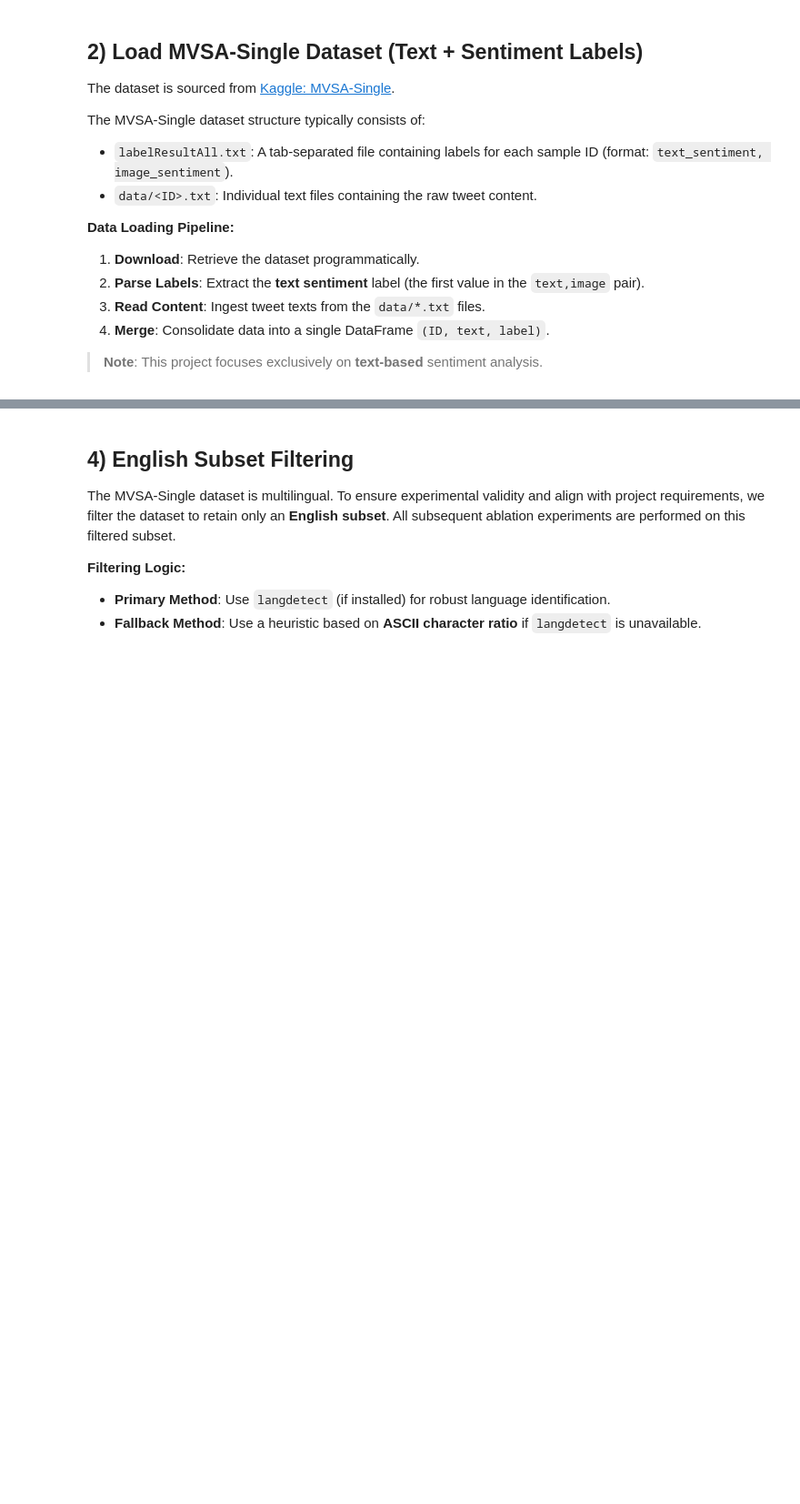
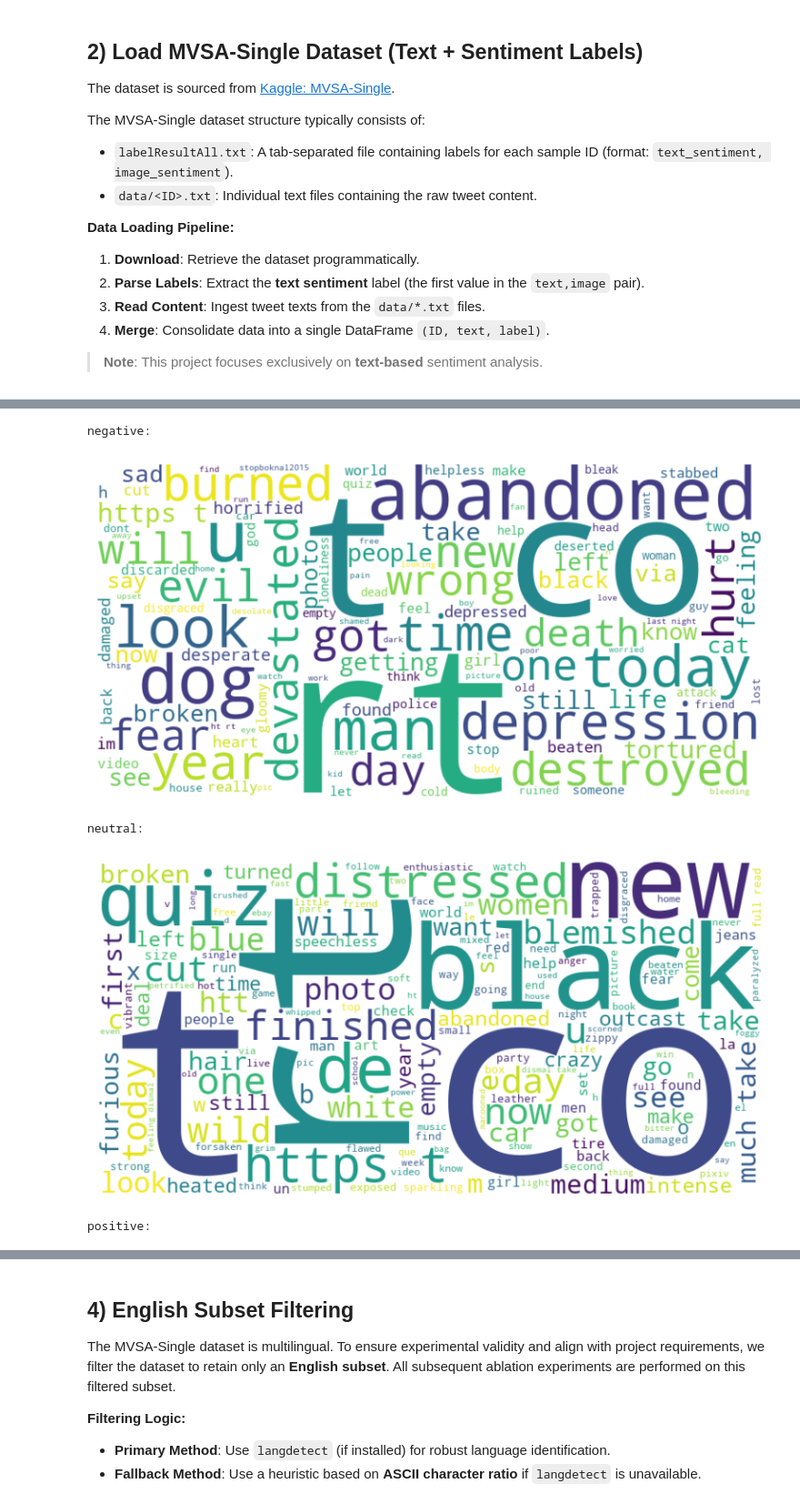
Before and after one commit to maohuajie1114/6003_assignment, a Jupyter notebook: MVSA_TFIDF_LogReg_Ablation.ipynb, the cells around one changed output, grey strips where cells are left out. Shown at 91% size. Drawn from its saved outputs; the diff is of its cells as text; code cells hidden in the pictures; blank space fills up the shorter version.

Commit message:
plt wordcloud for 3 sentiment

```diff
--- a/MVSA_TFIDF_LogReg_Ablation.ipynb
+++ b/MVSA_TFIDF_LogReg_Ablation.ipynb
@@ -149,0 +189,30 @@ df.sample(5, random_state=RANDOM_STATE)
+# %%
+from wordcloud import WordCloud
+
+all_neutral_words = ' '.join(df[df['label'] == 'neutral']['text'].str.lower())
+all_positive_words = ' '.join(df[df['label'] == 'positive']['text'].str.lower())
+all_negative_words = ' '.join(df[df['label'] == 'negative']['text'].str.lower())
+
+def plt_word_cloud(all_word):
+  wordcloud = WordCloud(width=800, height=400,
+                      background_color='white',
+                      min_font_size=10).generate(all_word)
+
+  # 4. Display the generated image
+  plt.figure(figsize=(10, 5))
+  plt.imshow(wordcloud, interpolation='bilinear')
+  plt.axis("off") # Hide the axes
+  plt.show()
+
+print("negative:")
+plt_word_cloud(all_negative_words)
+print("neutral:")
+plt_word_cloud(all_neutral_words)
+print("positive:")
+plt_word_cloud(all_positive_words)
+# %% [output]
+negative:
+[figure, added]
+neutral:
+[figure, added]
+positive:
```
Also changed, not shown: parts of 12 cells of this notebook.
